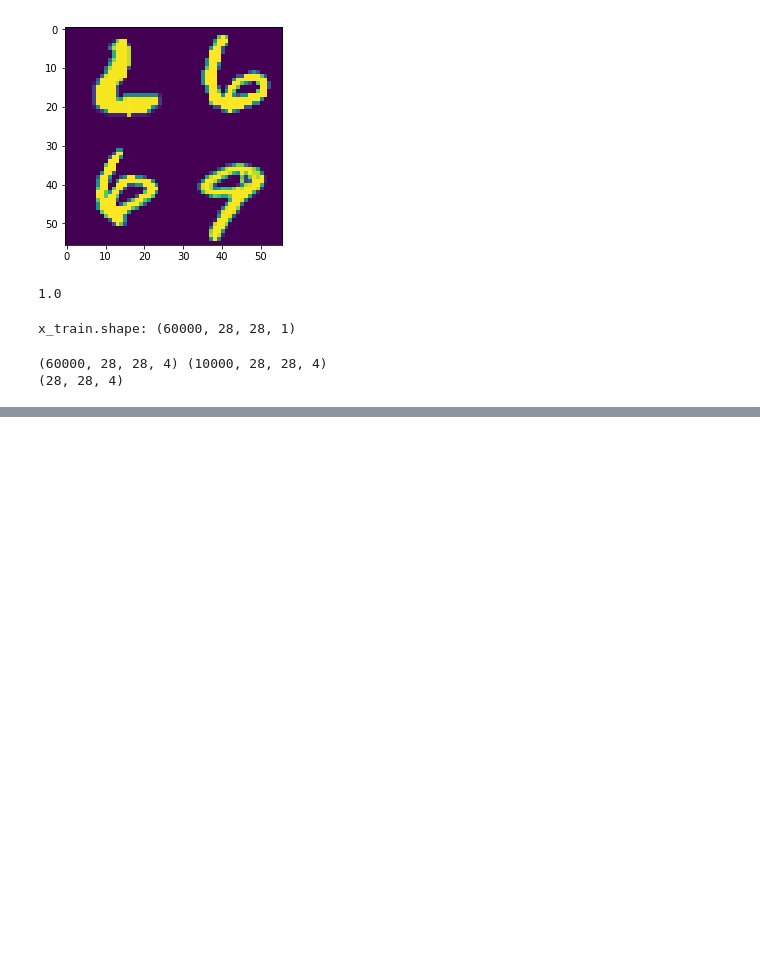
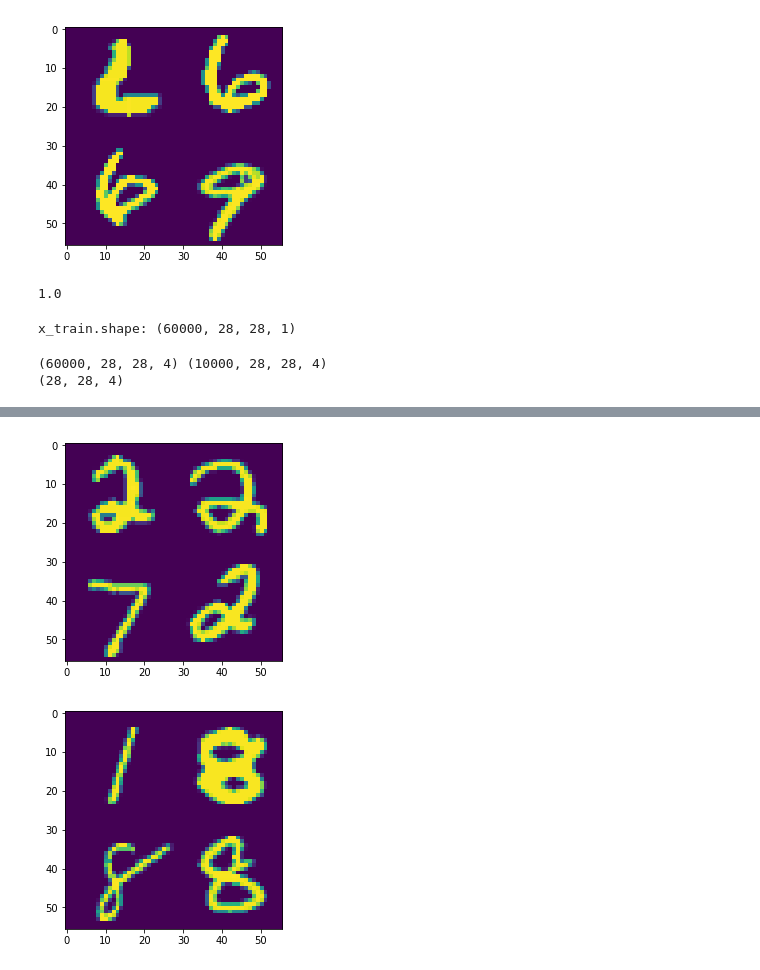
Before and after one commit to iqbal-chowdhury/VAE_Lab, a Jupyter notebook: sesame1.ipynb, the cells around one changed output, grey strips where cells are left out. Cells and saved outputs as stored; diff of their text form; code cells hidden in the pictures; blank space fills up the shorter version.

```diff
--- a/sesame1.ipynb
+++ b/sesame1.ipynb
@@ -292,0 +320,8 @@ vae.fit(x_train[:], x_train[:],
+# %%
+plt.figure(0)
+oddone(x_oot_test[0])
+plt.figure(1)
+oddone(x_oot_test[2])
+# %% [output]
+[figure, added]
+[figure, added]
```
Also changed, not shown: parts of 9 cells of this notebook.
